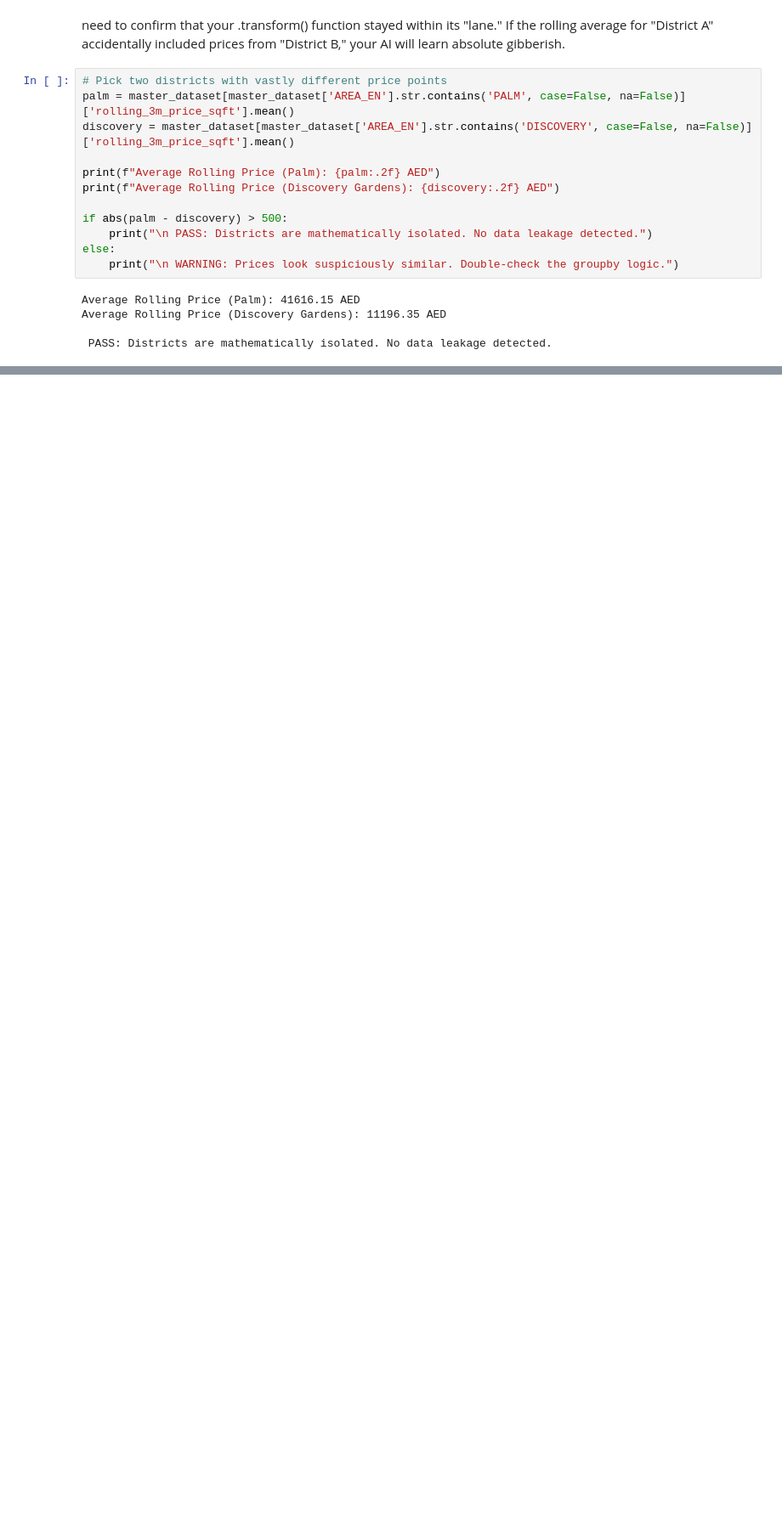
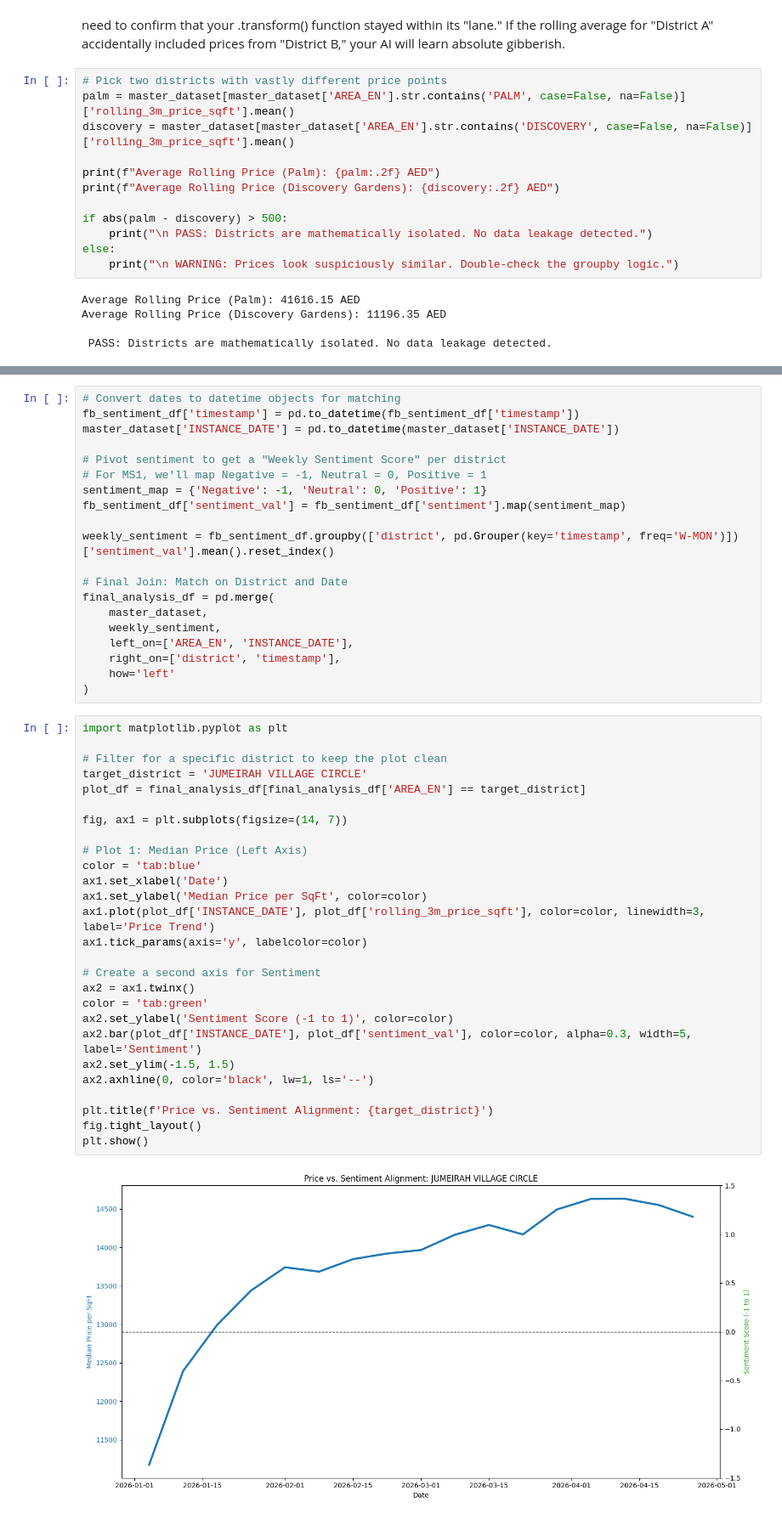
Before and after one commit to aaronab810/Dubai-Real-Estate-NLP, a Jupyter notebook: dfm_transaction.ipynb, the cells around one changed output, grey strips where cells are left out. Shown at 85% size. Drawn from its saved outputs; the diff is of its cells as text; blank space fills up the shorter version.

```diff
--- a/dfm_transaction.ipynb
+++ b/dfm_transaction.ipynb
@@ -274,0 +393,49 @@ Average Rolling Price (Discovery Gardens): 11196.35 AED
+# %%
+# Convert dates to datetime objects for matching
+fb_sentiment_df['timestamp'] = pd.to_datetime(fb_sentiment_df['timestamp'])
+master_dataset['INSTANCE_DATE'] = pd.to_datetime(master_dataset['INSTANCE_DATE'])
+
+# Pivot sentiment to get a "Weekly Sentiment Score" per district
+# For MS1, we'll map Negative = -1, Neutral = 0, Positive = 1
+sentiment_map = {'Negative': -1, 'Neutral': 0, 'Positive': 1}
+fb_sentiment_df['sentiment_val'] = fb_sentiment_df['sentiment'].map(sentiment_map)
+
+weekly_sentiment = fb_sentiment_df.groupby(['district', pd.Grouper(key='timestamp', freq='W-MON')])['sentiment_val'].mean().reset_index()
+
+# Final Join: Match on District and Date
+final_analysis_df = pd.merge(
+    master_dataset,
+    weekly_sentiment,
+    left_on=['AREA_EN', 'INSTANCE_DATE'],
+    right_on=['district', 'timestamp'],
+    how='left'
+)
+# %%
+import matplotlib.pyplot as plt
+
+# Filter for a specific district to keep the plot clean
+target_district = 'JUMEIRAH VILLAGE CIRCLE'
+plot_df = final_analysis_df[final_analysis_df['AREA_EN'] == target_district]
+
+fig, ax1 = plt.subplots(figsize=(14, 7))
+
+# Plot 1: Median Price (Left Axis)
+color = 'tab:blue'
+ax1.set_xlabel('Date')
+ax1.set_ylabel('Median Price per SqFt', color=color)
+ax1.plot(plot_df['INSTANCE_DATE'], plot_df['rolling_3m_price_sqft'], color=color, linewidth=3, label='Price Trend')
+ax1.tick_params(axis='y', labelcolor=color)
+
+# Create a second axis for Sentiment
+ax2 = ax1.twinx()
+color = 'tab:green'
+ax2.set_ylabel('Sentiment Score (-1 to 1)', color=color)
+ax2.bar(plot_df['INSTANCE_DATE'], plot_df['sentiment_val'], color=color, alpha=0.3, width=5, label='Sentiment')
+ax2.set_ylim(-1.5, 1.5)
+ax2.axhline(0, color='black', lw=1, ls='--')
+
+plt.title(f'Price vs. Sentiment Alignment: {target_district}')
+fig.tight_layout()
+plt.show()
+# %% [output]
+[figure, added]
```
Also changed, not shown: parts of 9 cells of this notebook.
